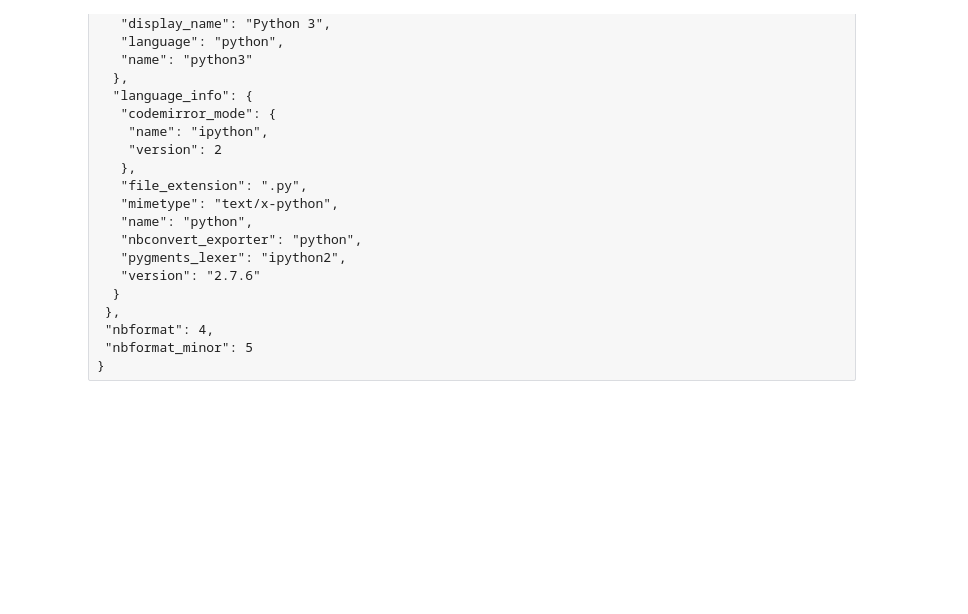
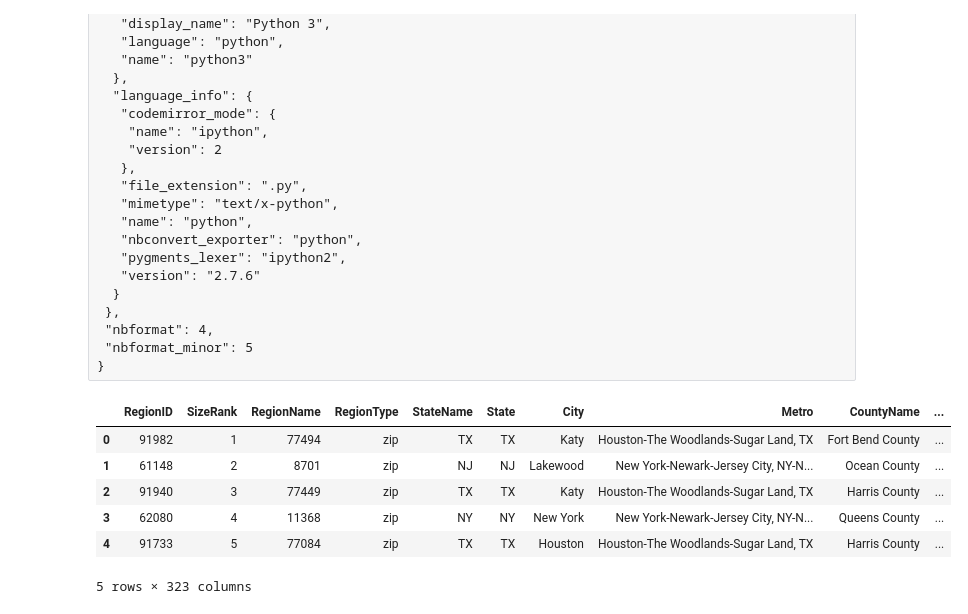
Before and after one commit to JazzyMrDerp/walkability-housing-prices-, a Jupyter notebook: notebooks/cleaning zillow data.ipynb, the cells around one changed output. Cells and saved outputs as stored; diff of their text form; code cells hidden in the pictures; blank space fills up the shorter version.

```diff
--- a/notebooks/cleaning zillow data.ipynb
+++ b/notebooks/cleaning zillow data.ipynb
@@ -695,3 +695,21 @@
  "nbformat": 4,
  "nbformat_minor": 5
 }
+# %%
+import os
+import pandas as pd
+from pathlib import Path
+
+# Always resolve paths relative to this notebook's location
+PROJECT_ROOT = Path(os.getcwd()).parent  # goes up from /notebooks to project root
+
+zillow_df = pd.read_csv(PROJECT_ROOT / "data" / "zillow.csv")
+zillow_df.head()
+# %% [output]
+|  | RegionID | SizeRank | RegionName | RegionType | StateName | State | City | Metro | CountyName | ... |
+| 0 | 91982 | 1 | 77494 | zip | TX | TX | Katy | Houston-The Woodlands-Sugar Land, TX | Fort Bend County | ... |
+| 1 | 61148 | 2 | 8701 | zip | NJ | NJ | Lakewood | New York-Newark-Jersey City, NY-N... | Ocean County | ... |
+| 2 | 91940 | 3 | 77449 | zip | TX | TX | Katy | Houston-The Woodlands-Sugar Land, TX | Harris County | ... |
+| 3 | 62080 | 4 | 11368 | zip | NY | NY | New York | New York-Newark-Jersey City, NY-N... | Queens County | ... |
+| 4 | 91733 | 5 | 77084 | zip | TX | TX | Houston | Houston-The Woodlands-Sugar Land, TX | Harris County | ... |
+5 rows × 323 columns
```
Also changed, not shown: parts of 9 cells of this notebook, 1 other file.
